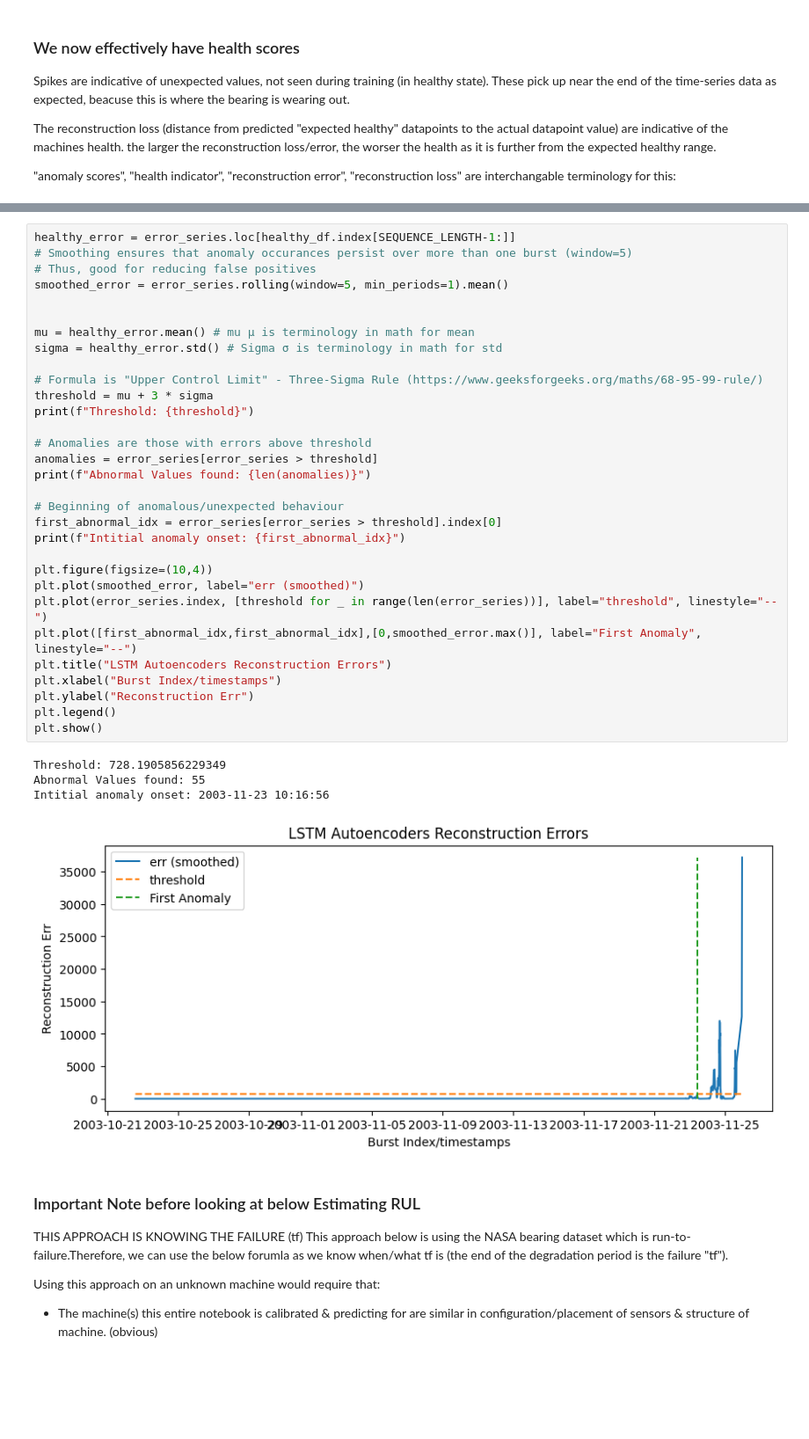
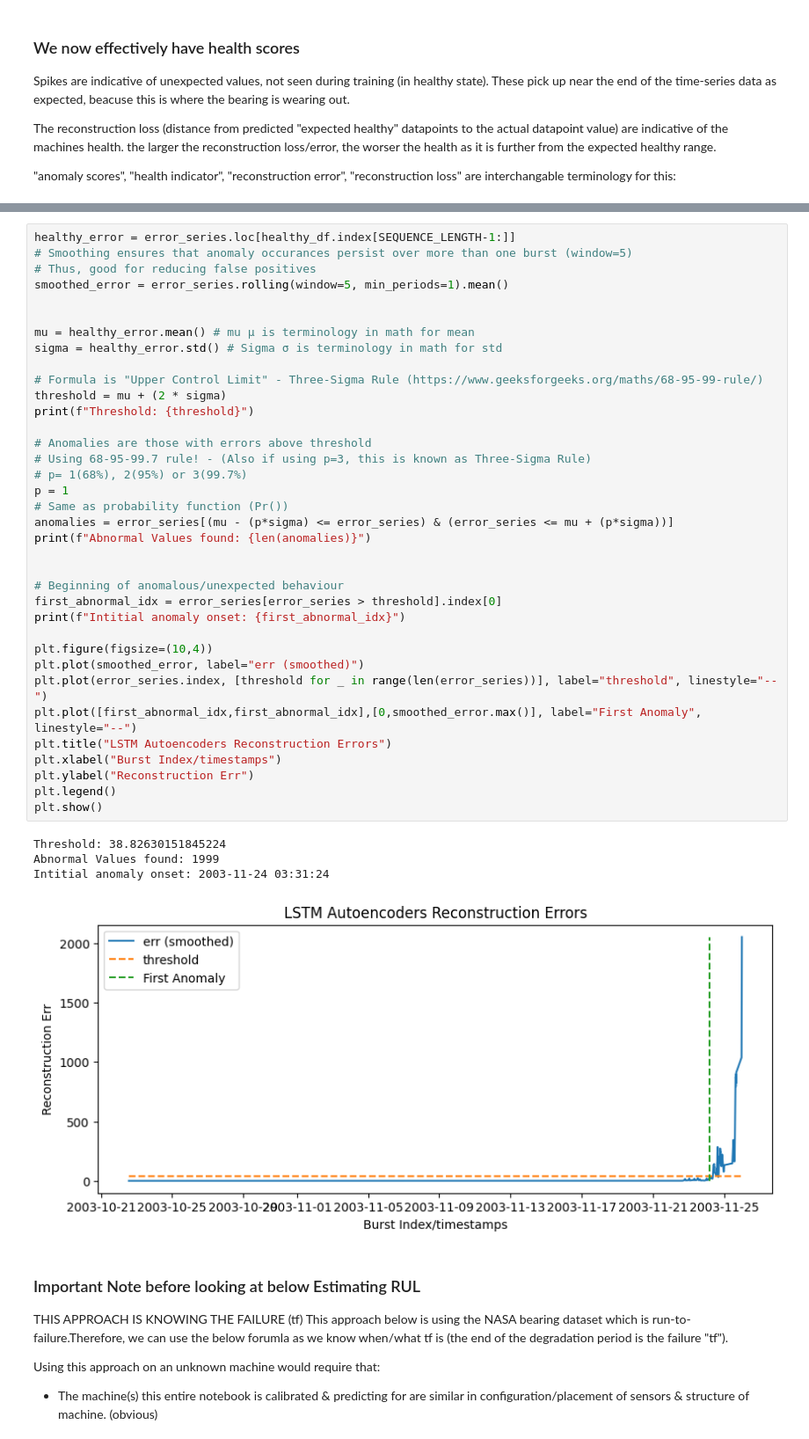
Before and after one commit to Patrick-Wigley/Industry4.0-Solution, a Jupyter notebook: PdM/main/AIRULE.ipynb, the cells around one changed output, grey strips where cells are left out. Shown at 88% size. Drawn from its saved outputs; the diff is of its cells as text; blank space fills up the shorter version.

```diff
--- a/PdM/main/AIRULE.ipynb
+++ b/PdM/main/AIRULE.ipynb
@@ -575,39 +595,44 @@ So after the onset (first genuine anomaly spike), the machine is entering its de
 # %%
 healthy_error = error_series.loc[healthy_df.index[SEQUENCE_LENGTH-1:]]
 # Smoothing ensures that anomaly occurances persist over more than one burst (window=5)
 # Thus, good for reducing false positives
 smoothed_error = error_series.rolling(window=5, min_periods=1).mean()
 
 
 mu = healthy_error.mean() # mu μ is terminology in math for mean
 sigma = healthy_error.std() # Sigma σ is terminology in math for std
 
 # Formula is "Upper Control Limit" - Three-Sigma Rule (https://www.geeksforgeeks.org/maths/68-95-99-rule/)
-threshold = mu + 3 * sigma
+threshold = mu + (2 * sigma)
 print(f"Threshold: {threshold}")
 
 # Anomalies are those with errors above threshold
-anomalies = error_series[error_series > threshold]
+# Using 68-95-99.7 rule! - (Also if using p=3, this is known as Three-Sigma Rule)
+# p= 1(68%), 2(95%) or 3(99.7%)
+p = 1
+# Same as probability function (Pr())
+anomalies = error_series[(mu - (p*sigma) <= error_series) & (error_series <= mu + (p*sigma))]
 print(f"Abnormal Values found: {len(anomalies)}")
+
 
 # Beginning of anomalous/unexpected behaviour
 first_abnormal_idx = error_series[error_series > threshold].index[0]
 print(f"Intitial anomaly onset: {first_abnormal_idx}")
 
 plt.figure(figsize=(10,4))
 plt.plot(smoothed_error, label="err (smoothed)")
 plt.plot(error_series.index, [threshold for _ in range(len(error_series))], label="threshold", linestyle="--")
 plt.plot([first_abnormal_idx,first_abnormal_idx],[0,smoothed_error.max()], label="First Anomaly", linestyle="--")
 plt.title("LSTM Autoencoders Reconstruction Errors")
 plt.xlabel("Burst Index/timestamps")
 plt.ylabel("Reconstruction Err")
 plt.legend()
 plt.show()
 # %% [output]
-Threshold: 728.1905856229349
-Abnormal Values found: 55
-Intitial anomaly onset: 2003-11-23 10:16:56
+Threshold: 38.82630151845224
+Abnormal Values found: 1999
+Intitial anomaly onset: 2003-11-24 03:31:24
-[figure, old version]
+[figure, new version]
 # %% [markdown]
 ### Important Note before looking at below Estimating RUL
 THIS APPROACH IS KNOWING THE FAILURE (tf)
```
Also changed, not shown: parts of 17 cells of this notebook.
